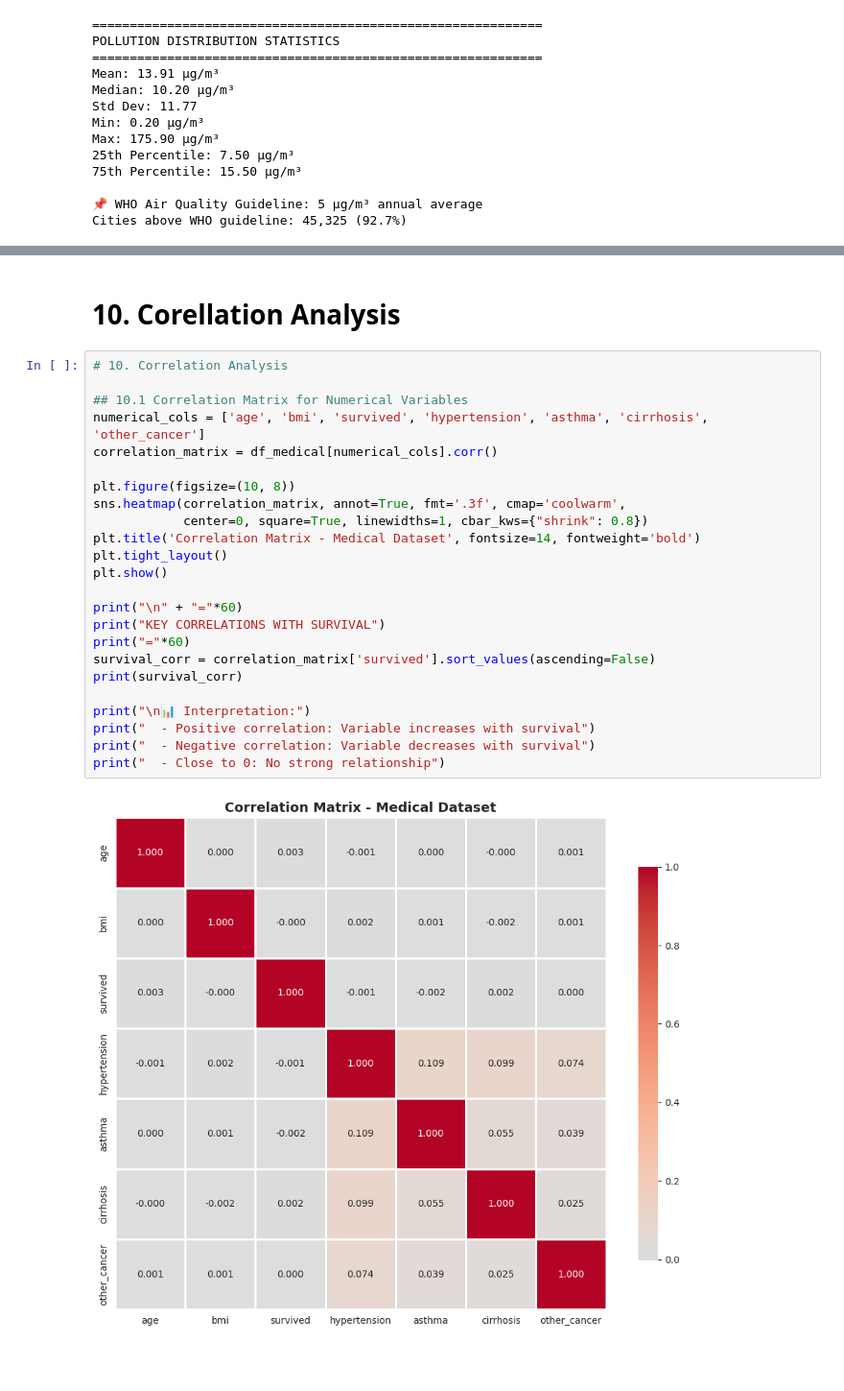
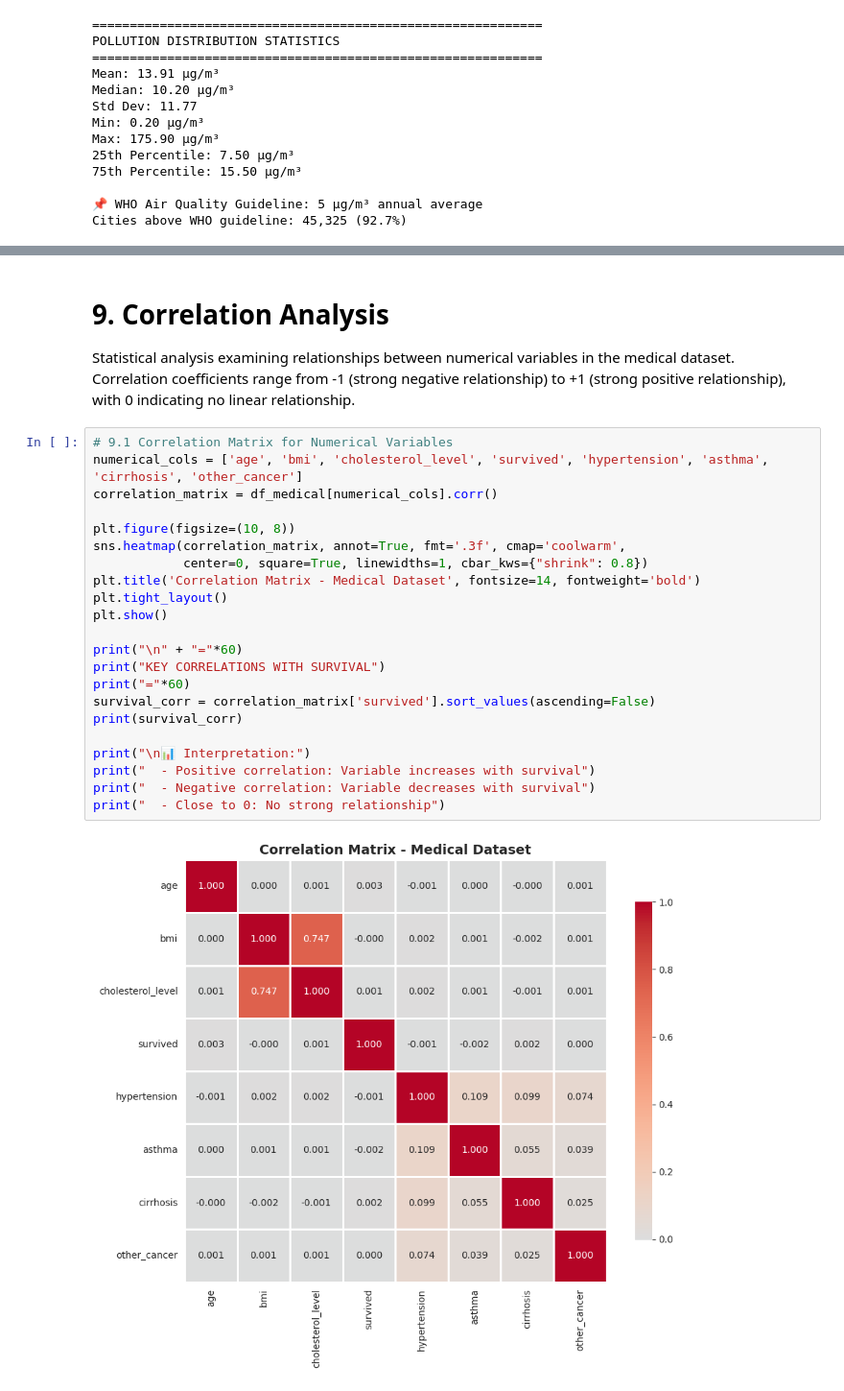
Before and after one commit to Sanaullah-Turab/global-lung-cancer-analysis, a Jupyter notebook: notebooks/LungCancer-Analysis.ipynb, the cells around one changed output, grey strips where cells are left out. Shown at 96% size. Cells and saved outputs as stored; diff of their text form; blank space fills up the shorter version.

```diff
--- a/notebooks/LungCancer-Analysis.ipynb
+++ b/notebooks/LungCancer-Analysis.ipynb
@@ -1144,31 +1115,31 @@ print("✓ Gender and Smoking visualizations created")
 # %% [markdown]
-# 10. Corellation Analysis
+# 9. Correlation Analysis
+
+Statistical analysis examining relationships between numerical variables in the medical dataset. Correlation coefficients range from -1 (strong negative relationship) to +1 (strong positive relationship), with 0 indicating no linear relationship.
 # %%
-# 10. Correlation Analysis
-
-## 10.1 Correlation Matrix for Numerical Variables
-numerical_cols = ['age', 'bmi', 'survived', 'hypertension', 'asthma', 'cirrhosis', 'other_cancer']
+# 9.1 Correlation Matrix for Numerical Variables
+numerical_cols = ['age', 'bmi', 'cholesterol_level', 'survived', 'hypertension', 'asthma', 'cirrhosis', 'other_cancer']
 correlation_matrix = df_medical[numerical_cols].corr()
 
 plt.figure(figsize=(10, 8))
 sns.heatmap(correlation_matrix, annot=True, fmt='.3f', cmap='coolwarm',
             center=0, square=True, linewidths=1, cbar_kws={"shrink": 0.8})
 plt.title('Correlation Matrix - Medical Dataset', fontsize=14, fontweight='bold')
 plt.tight_layout()
 plt.show()
 
 print("\n" + "="*60)
 print("KEY CORRELATIONS WITH SURVIVAL")
 print("="*60)
 survival_corr = correlation_matrix['survived'].sort_values(ascending=False)
 print(survival_corr)
 
 print("\n📊 Interpretation:")
 print("  - Positive correlation: Variable increases with survival")
 print("  - Negative correlation: Variable decreases with survival")
 print("  - Close to 0: No strong relationship")
 # %% [output]
-[figure, old version]
+[figure, new version]
 ============================================================
 KEY CORRELATIONS WITH SURVIVAL
 ============================================================
```
Also changed, not shown: parts of 18 cells of this notebook.
